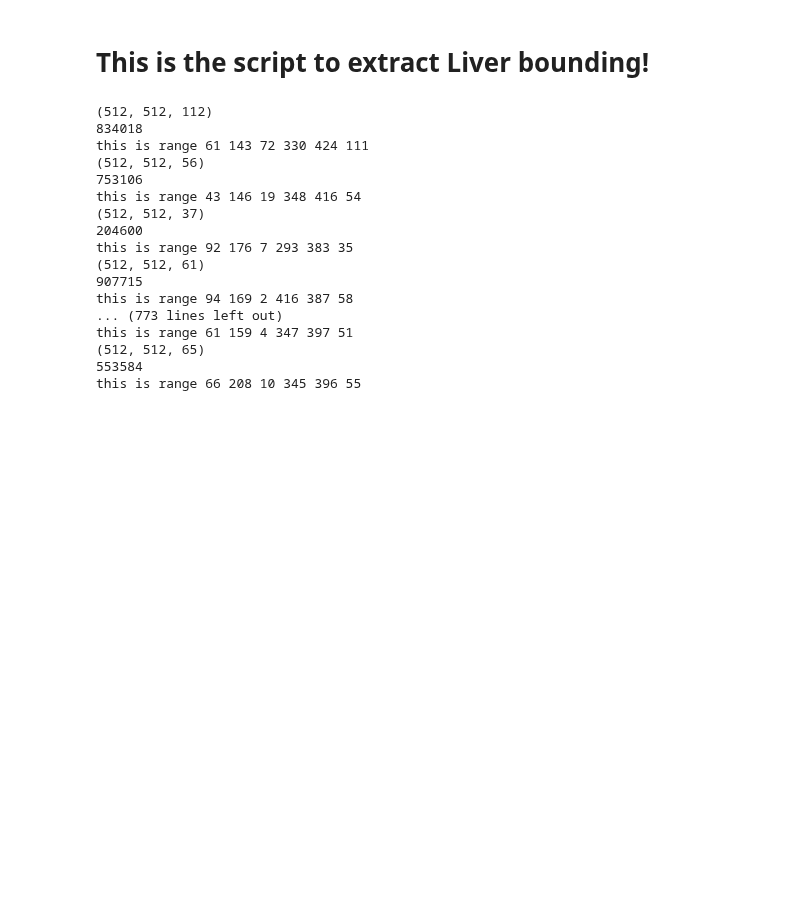
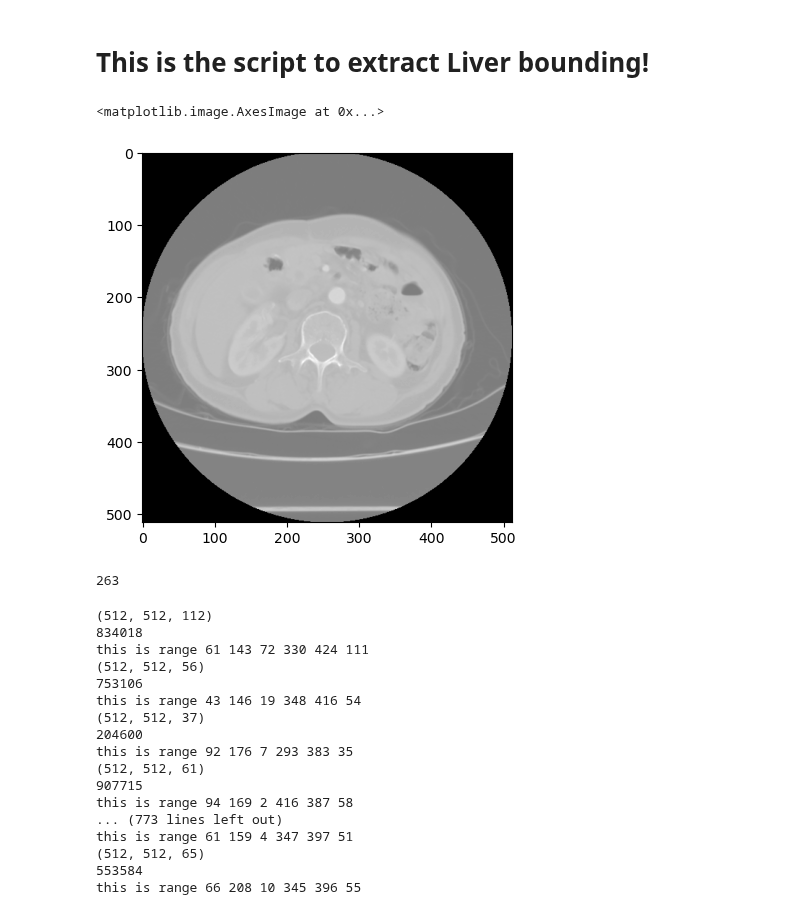
Before and after one commit to BaconDavid/CRLM_Internship_Project, a Jupyter notebook: Jupyter_Test/Get liver bounding.ipynb, the cells around one changed output. Drawn from its saved outputs; the diff is of its cells as text; code cells hidden in the pictures; blank space fills up the shorter version.

```diff
--- a/Jupyter_Test/Get liver bounding.ipynb
+++ b/Jupyter_Test/Get liver bounding.ipynb
@@ -1,2 +1,27 @@
 # %% [markdown]
 # This is the script to extract Liver bounding!
+# %%
+import pydicom
+
+# 指定DICOM文件路径
+file_path = '../../Data/CT_Phase/Abomends_Data/test/1.2.840.113619.2.359.3.2831208971.139.1569975591.560.54.dicom'
+
+# 读取DICOM文件
+ds = pydicom.dcmread(file_path)
+
+# 打印DICOM文件的一些信息
+
+# 访问特定的DICOM标签
+# 例如，获取患者的名字和图像大小
+patient_name = ds.PatientName
+image_size = ds.pixel_array.shape
+
+#print(f"Patient Name: {patient_name}")
+#show array
+
+
+import matplotlib.pyplot as plt
+plt.imshow(ds.pixel_array, cmap='gray')
+# %% [output]
+<matplotlib.image.AxesImage at 0x...>
+[figure, added]
@@ -160,6 +190,10 @@ class LiverBoundingBox:
     def _recording_failing(self):
         with open(self.out_path_box + 'failing_box.txt','a') as f:
             f.write(self.file_name + '\n')
+# %%
+len(os.listdir('../../Data/CT_Phase/Full_Image_Liver/'))
+# %% [output]
+263
 # %%
 image_lst = os.listdir('../../Data/CT_Phase/Full_Image_Liver_07075/')
 image_liver_slice = {img:() for img in image_lst}
```
Also changed, not shown: parts of 21 cells of this notebook, 21 other files.
